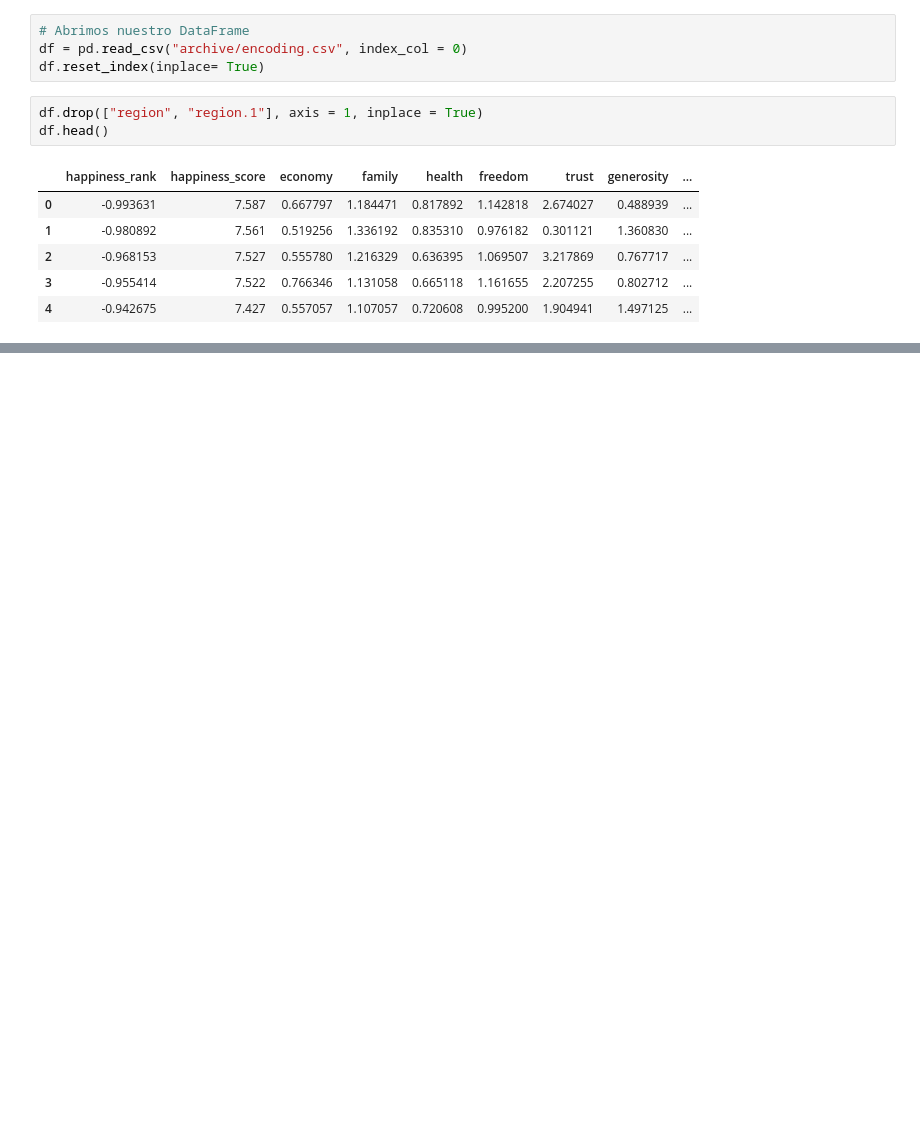
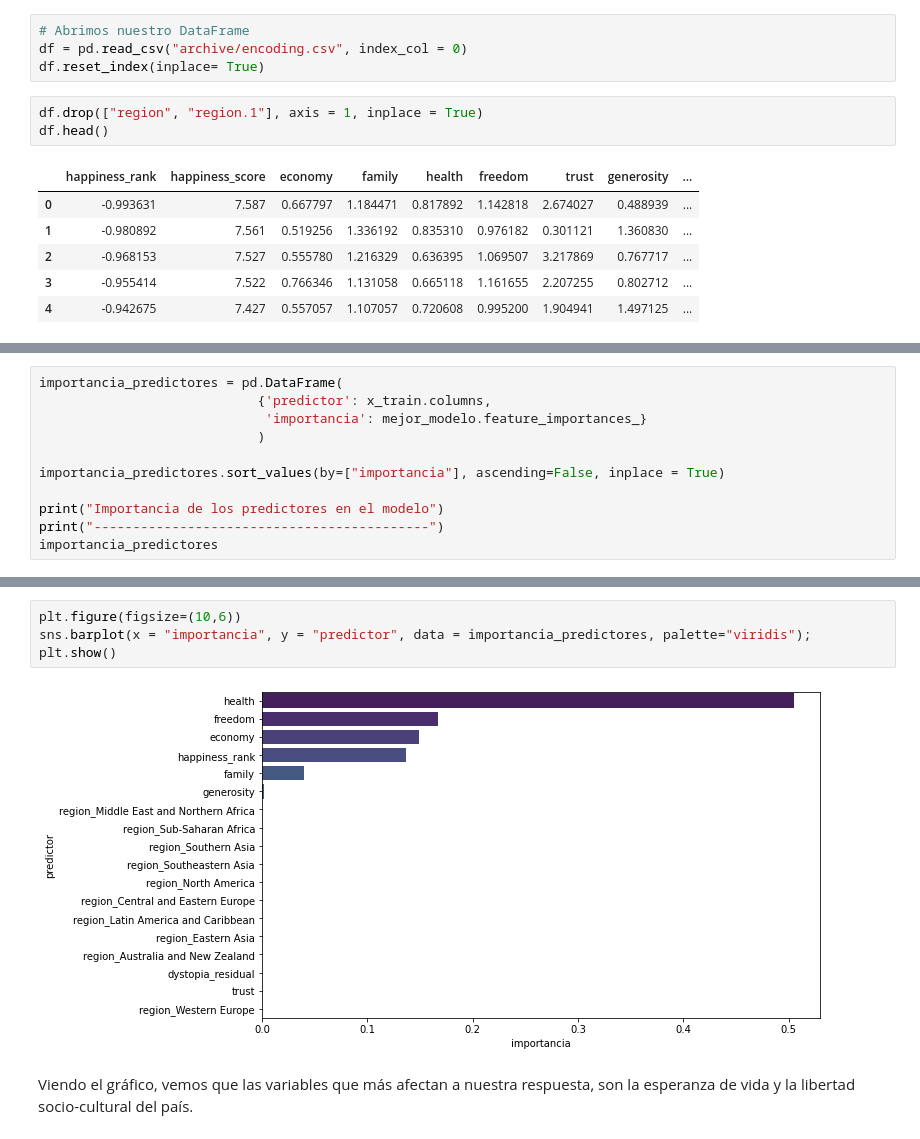
Before and after one commit to Adalab/DA-promo-c-modulo-3-sprint-1-AnaG-Laura, a Jupyter notebook: Regresón Lineal/Lección-11-Decision-Tree.ipynb, the cells around one changed output, grey strips where cells are left out. Drawn from its saved outputs; the diff is of its cells as text; blank space fills up the shorter version.

```diff
--- a/Regresón Lineal/Lección-11-Decision-Tree.ipynb
+++ b/Regresón Lineal/Lección-11-Decision-Tree.ipynb
@@ -46,0 +146,11 @@ df.head()
+# %%
+importancia_predictores = pd.DataFrame(
+                            {'predictor': x_train.columns,
+                             'importancia': mejor_modelo.feature_importances_}
+                            )
+
+importancia_predictores.sort_values(by=["importancia"], ascending=False, inplace = True)
+
+print("Importancia de los predictores en el modelo")
+print("-------------------------------------------")
+importancia_predictores
@@ -46,0 +177,8 @@ df.head()
+# %%
+plt.figure(figsize=(10,6))
+sns.barplot(x = "importancia", y = "predictor", data = importancia_predictores, palette="viridis");
+plt.show()
+# %% [output]
+[figure, added]
+# %% [markdown]
+Viendo el gráfico, vemos que las variables que más afectan a nuestra respuesta, son la esperanza de vida y la libertad socio-cultural del país.
```
Also changed, not shown: parts of 20 cells of this notebook, 1 other file.
